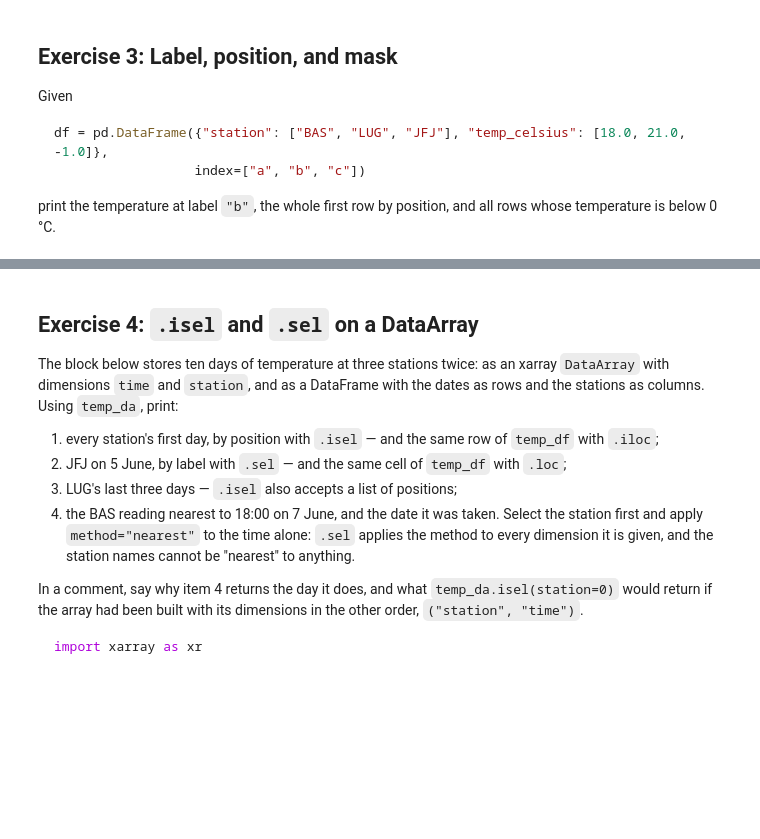
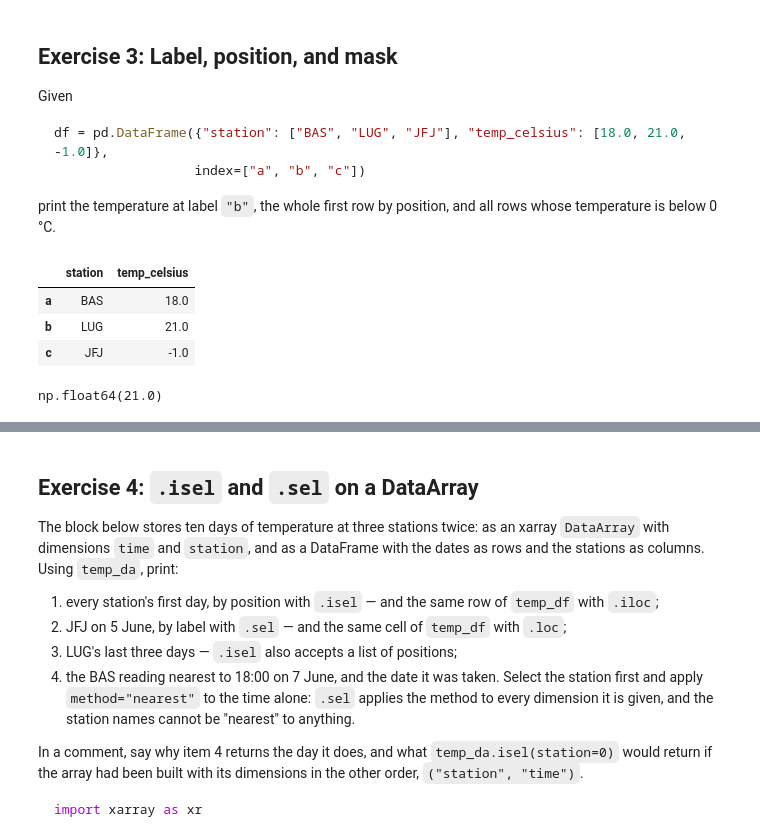
Before and after one commit to Lorena-garciamorais/2026_Intro_Python, a Jupyter notebook: live/part-I/1.5-pandas-practice-exercises.ipynb, the cells around one changed output, grey strips where cells are left out. Drawn from its saved outputs; the diff is of its cells as text; code cells hidden in the pictures; blank space fills up the shorter version.

````diff
--- a/live/part-I/1.5-pandas-practice-exercises.ipynb
+++ b/live/part-I/1.5-pandas-practice-exercises.ipynb
@@ -31,5 +74,17 @@ df = pd.DataFrame({"station": ["BAS", "LUG", "JFJ"], "temp_celsius": [18.0, 21.0
 ```
 
 print the temperature at label `"b"`, the whole first row by position, and all rows whose temperature is below 0 °C.
+# %%
+df = pd.DataFrame({"station": ["BAS", "LUG", "JFJ"], "temp_celsius": [18.0, 21.0, -1.0]},
+                  index=["a", "b", "c"])
+df
+# %% [output]
+|  | station | temp_celsius |
+| a | BAS | 18.0 |
+| b | LUG | 21.0 |
+| c | JFJ | -1.0 |
 # %%
 # Your solution here
+df.loc["b", "temp_celsius"]
+# %% [output]
+np.float64(21.0)
````
Also changed, not shown: parts of 13 cells of this notebook.
